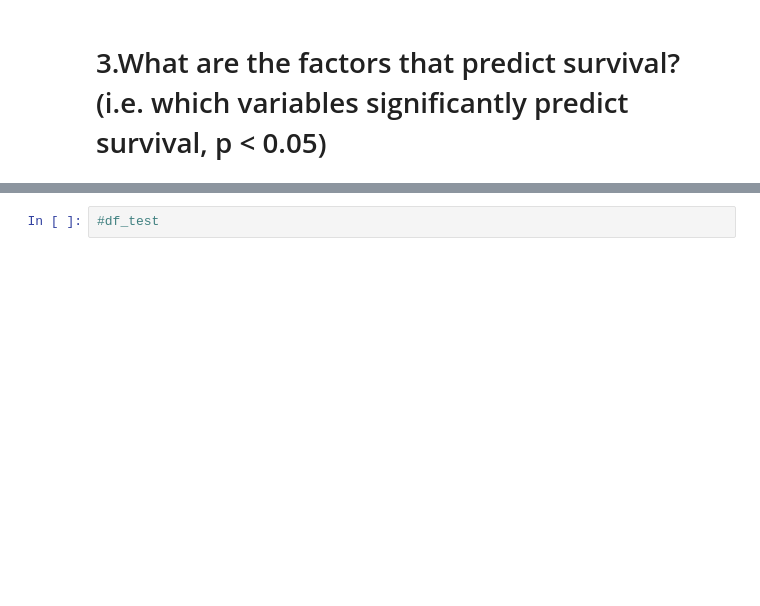
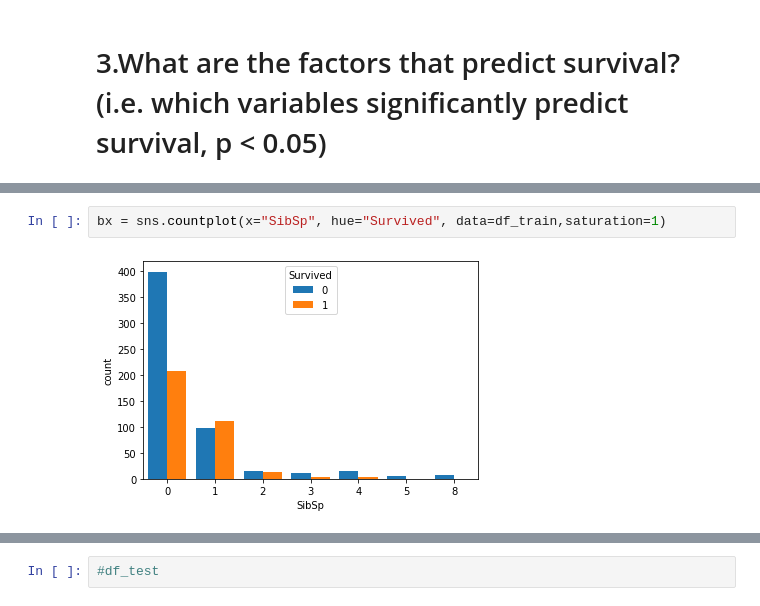
Before and after one commit to codeART96/Logistic-Regression, a Jupyter notebook: Assignment 2/PREDICT SURVIVAL ON THE TITANIC/Untitled.ipynb, the cells around one changed output, grey strips where cells are left out. Cells and saved outputs as stored; diff of their text form; blank space fills up the shorter version.

```diff
--- a/Assignment 2/PREDICT SURVIVAL ON THE TITANIC/Untitled.ipynb
+++ b/Assignment 2/PREDICT SURVIVAL ON THE TITANIC/Untitled.ipynb
@@ -168,0 +177,4 @@ var = df_train.groupby(['Sex', 'Survived'])
+# %%
+bx = sns.countplot(x="SibSp", hue="Survived", data=df_train,saturation=1)
+# %% [output]
+[figure, added]
```
Also changed, not shown: parts of 5 cells of this notebook.
